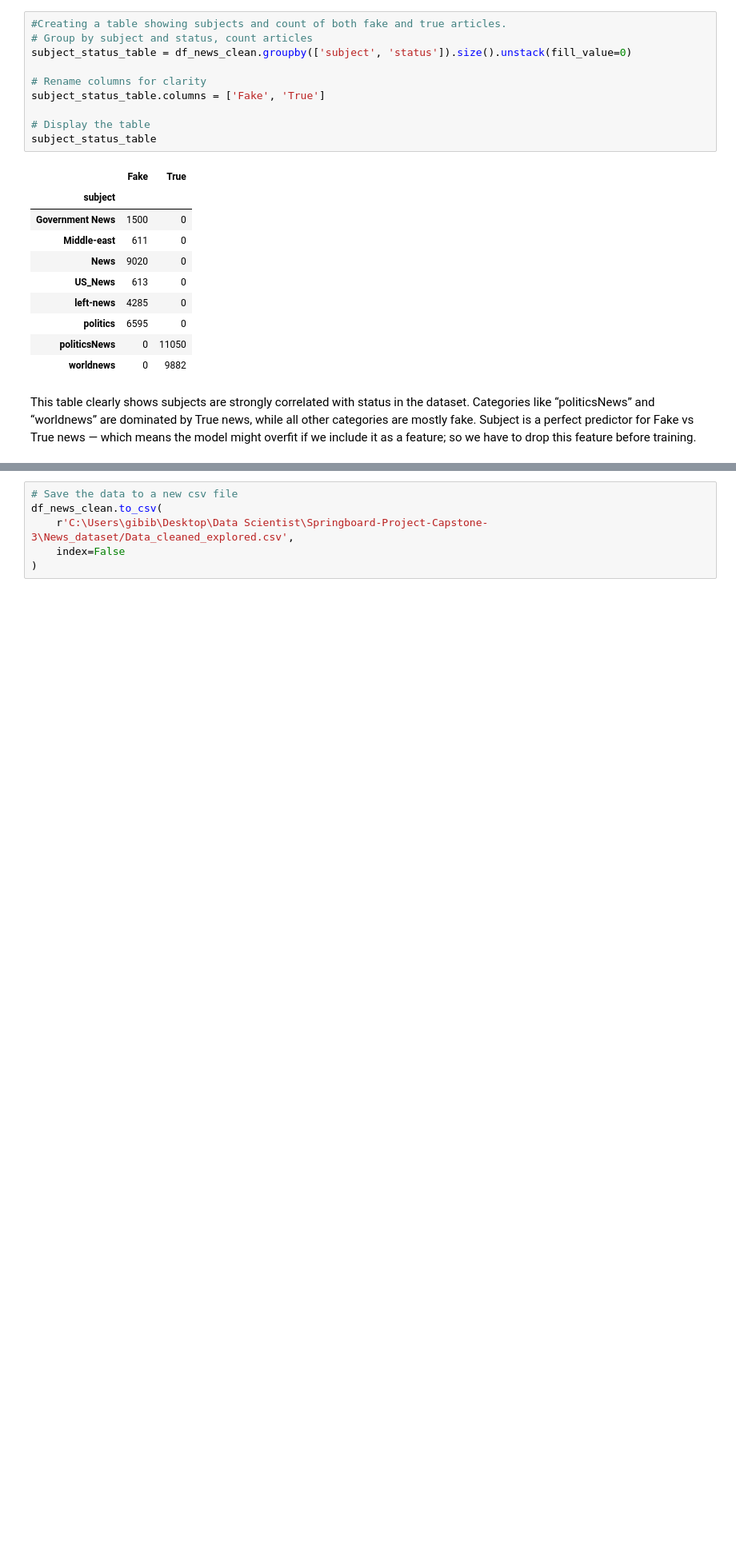
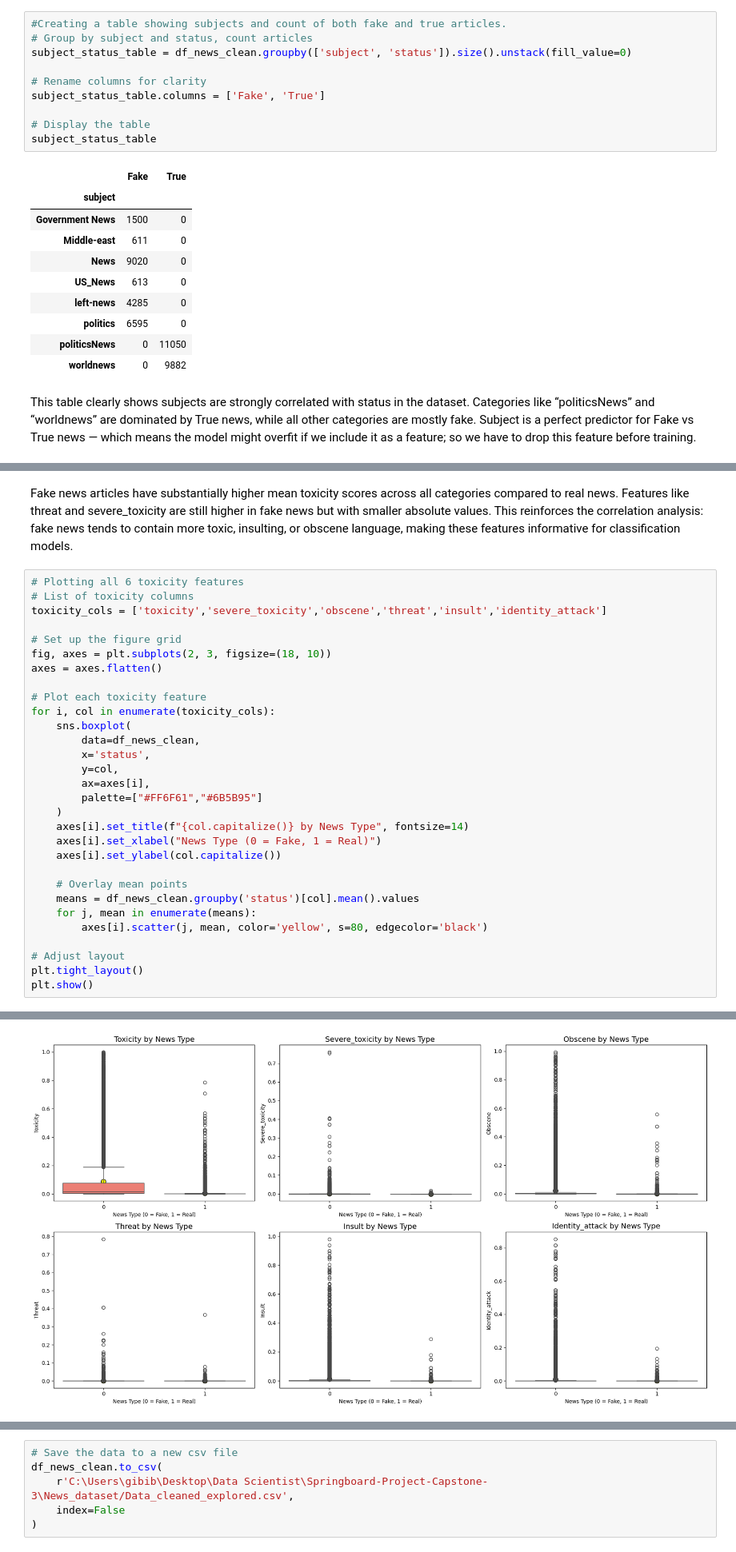
Before and after one commit to Gibi1997/Springboard-Project-Capstone-3, a Jupyter notebook: Data_wrangling & EDA.ipynb, the cells around one changed output, grey strips where cells are left out. Shown at 80% size. Saved outputs shown, nothing was run; the diff lists cells and outputs as text; blank space fills up the shorter version.

```diff
--- a/Data_wrangling & EDA.ipynb
+++ b/Data_wrangling & EDA.ipynb
@@ -850,0 +936,35 @@ This table clearly shows subjects are strongly correlated with status in the dat
+# %% [markdown]
+Fake news articles have substantially higher mean toxicity scores across all categories compared to real news.
+Features like threat and severe_toxicity are still higher in fake news but with smaller absolute values.
+This reinforces the correlation analysis: fake news tends to contain more toxic, insulting, or obscene language, making these features informative for classification models.
+# %%
+# Plotting all 6 toxicity features
+# List of toxicity columns
+toxicity_cols = ['toxicity','severe_toxicity','obscene','threat','insult','identity_attack']
+
+# Set up the figure grid
+fig, axes = plt.subplots(2, 3, figsize=(18, 10))
+axes = axes.flatten()
+
+# Plot each toxicity feature
+for i, col in enumerate(toxicity_cols):
+    sns.boxplot(
+        data=df_news_clean,
+        x='status',
+        y=col,
+        ax=axes[i],
+        palette=["#FF6F61","#6B5B95"]
+    )
+    axes[i].set_title(f"{col.capitalize()} by News Type", fontsize=14)
+    axes[i].set_xlabel("News Type (0 = Fake, 1 = Real)")
+    axes[i].set_ylabel(col.capitalize())
+
+    # Overlay mean points
+    means = df_news_clean.groupby('status')[col].mean().values
+    for j, mean in enumerate(means):
+        axes[i].scatter(j, mean, color='yellow', s=80, edgecolor='black')
+
+# Adjust layout
+plt.tight_layout()
+plt.show()
+# %% [output]
@@ -850,0 +988 @@ This table clearly shows subjects are strongly correlated with status in the dat
+[figure, added]
```
Also changed, not shown: parts of 16 cells of this notebook, 2 other files.
